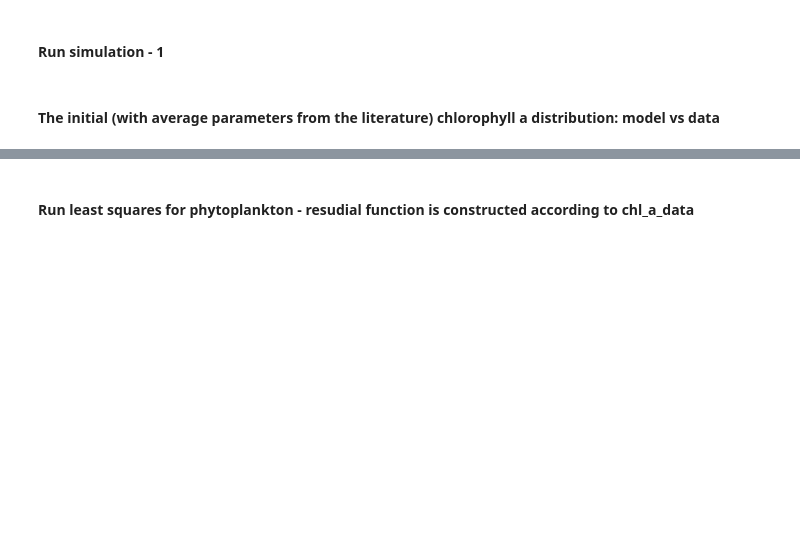
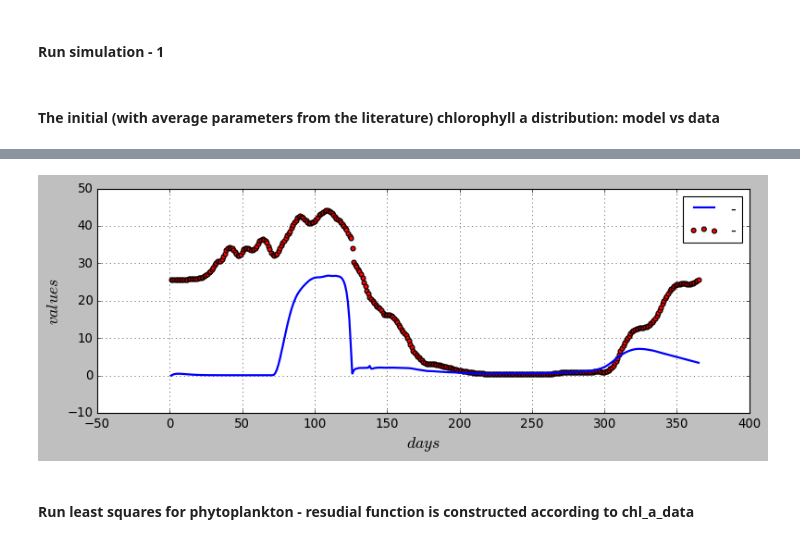
Before and after one commit to limash/Alkalinity_in_the_Wadden_Sea, a Jupyter notebook: 3_biogeochemical_model_parameters_identification.ipynb, the cells around one changed output, grey strips where cells are left out. Cells and saved outputs as stored; diff of their text form; code cells hidden in the pictures; blank space fills up the shorter version.

```diff
--- a/3_biogeochemical_model_parameters_identification.ipynb
+++ b/3_biogeochemical_model_parameters_identification.ipynb
@@ -107,3 +111,7 @@ pf.plot_double(pom,'-',dom,'-')
+# %%
+pf.plot_double(nh4,'-',no3,'-')
+# %% [output]
+[figure, added]
 # %% [markdown]
 #### Run least squares for phytoplankton - resudial function is constructed according to chl_a_data
 # %%
```
Also changed, not shown: parts of 12 cells of this notebook, 2 other files.
